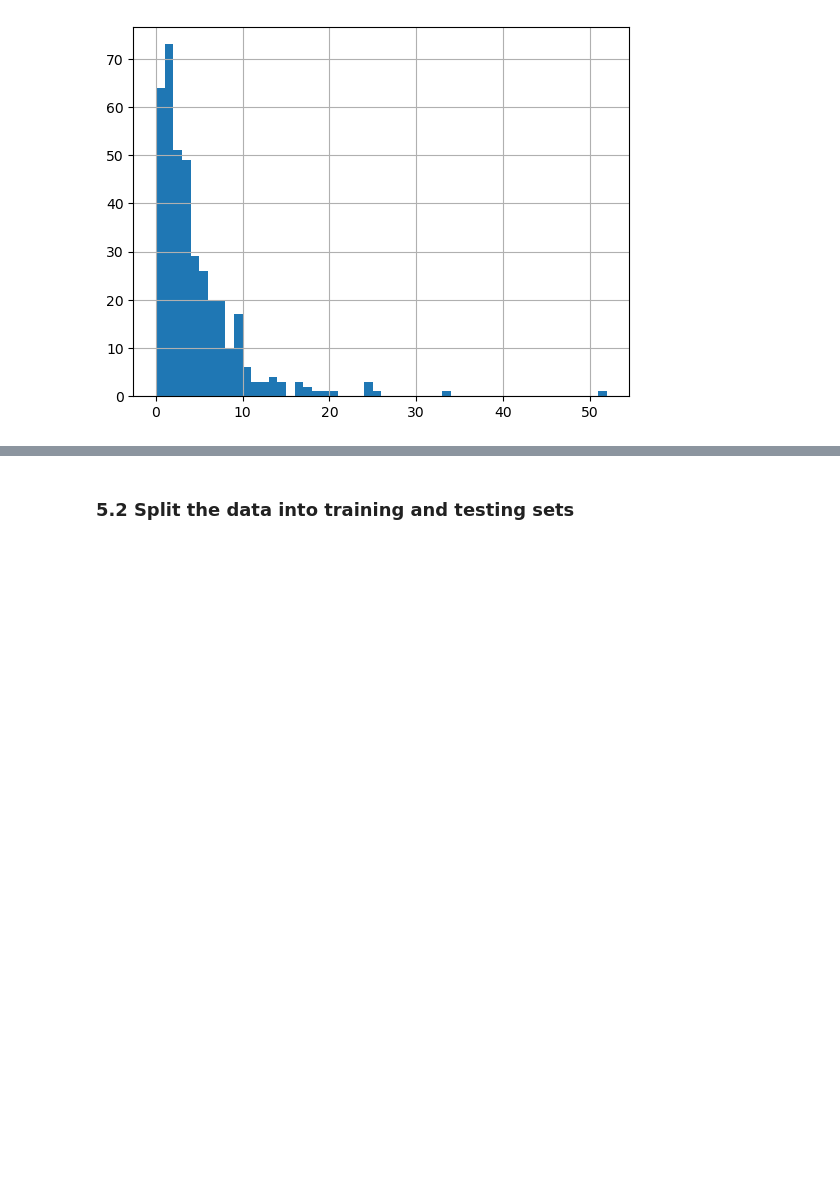
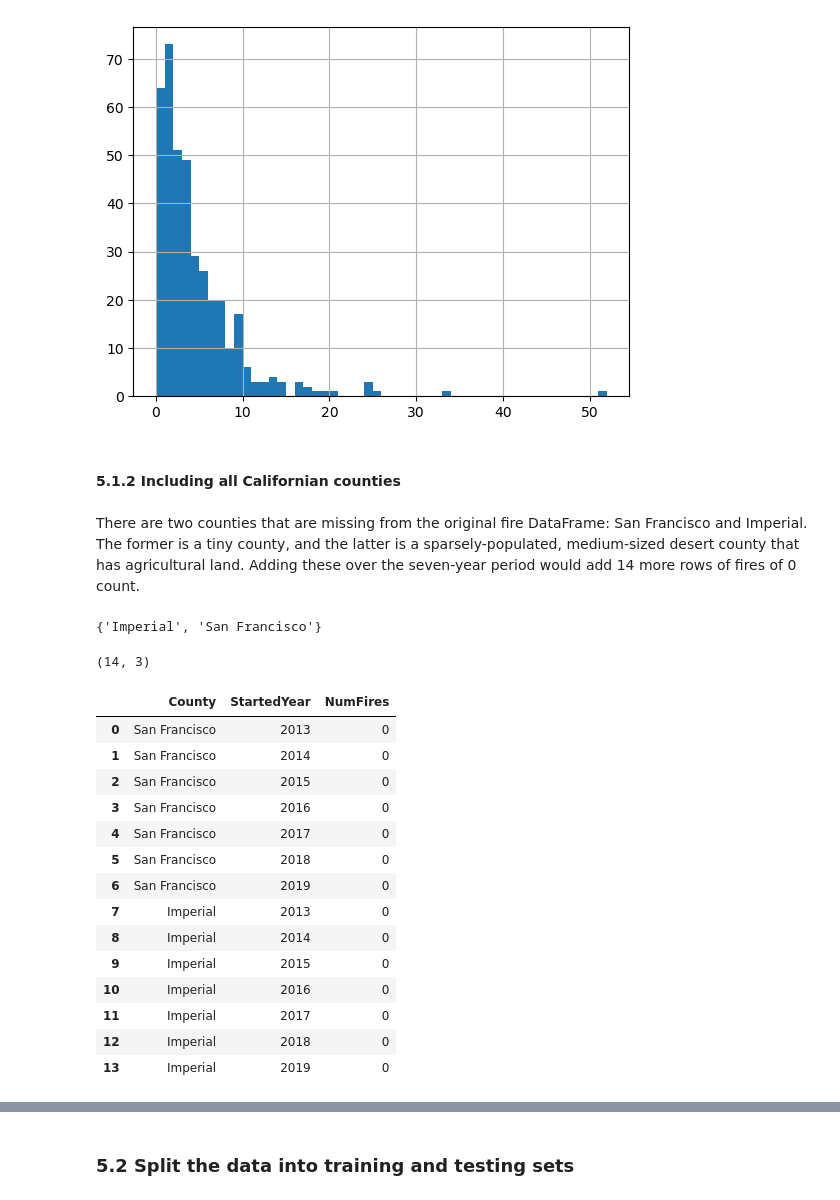
Before and after one commit to raechiang/Capstone-Wildfire, a Jupyter notebook: notebooks/3.0-rc-preprocessing-training.ipynb, the cells around one changed output, grey strips where cells are left out. Cells and saved outputs as stored; diff of their text form; code cells hidden in the pictures; blank space fills up the shorter version.

```diff
--- a/notebooks/3.0-rc-preprocessing-training.ipynb
+++ b/notebooks/3.0-rc-preprocessing-training.ipynb
@@ -296,3 +297,41 @@ plt.show()
 [figure]
 # %%
 fcount_df = allyears_df
+# %% [markdown]
+#### 5.1.2 Including all Californian counties
+# %% [markdown]
+There are two counties that are missing from the original fire DataFrame: San Francisco and Imperial. The former is a tiny county, and the latter is a sparsely-populated, medium-sized desert county that has agricultural land. Adding these over the seven-year period would add 14 more rows of fires of 0 count.
+# %%
+no_fire_counties = set(county_df['County']) - set(fcount_df['County'])
+no_fire_counties
+# %% [output]
+{'Imperial', 'San Francisco'}
+# %%
+zero_df = pd.DataFrame(0, index=np.arange(14), columns=fcount_df.columns[0:3])
+zero_df.shape
+# %% [output]
+(14, 3)
+# %%
+i = 0
+for c in no_fire_counties:
+    for y in years:
+        zero_df.iloc[i] = [c, y, 0]
+        i += 1
+# %%
+zero_df
+# %% [output]
+|  | County | StartedYear | NumFires |
+| 0 | San Francisco | 2013 | 0 |
+| 1 | San Francisco | 2014 | 0 |
+| 2 | San Francisco | 2015 | 0 |
+| 3 | San Francisco | 2016 | 0 |
+| 4 | San Francisco | 2017 | 0 |
+| 5 | San Francisco | 2018 | 0 |
+| 6 | San Francisco | 2019 | 0 |
+| 7 | Imperial | 2013 | 0 |
+| 8 | Imperial | 2014 | 0 |
+| 9 | Imperial | 2015 | 0 |
+| 10 | Imperial | 2016 | 0 |
+| 11 | Imperial | 2017 | 0 |
+| 12 | Imperial | 2018 | 0 |
+| 13 | Imperial | 2019 | 0 |
```
Also changed, not shown: parts of 12 cells of this notebook.
